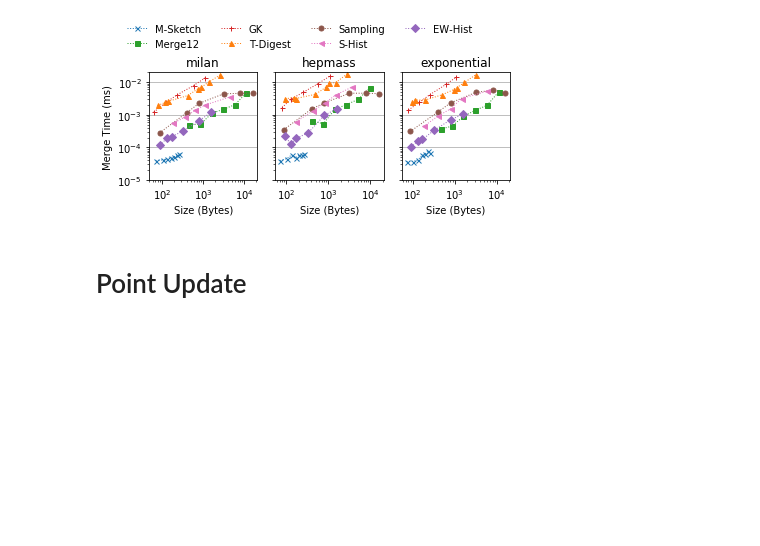
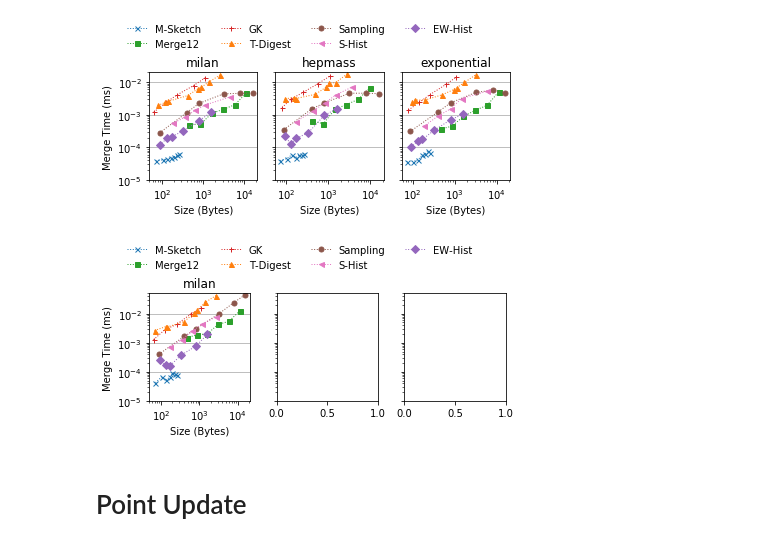
Before and after one commit to stanford-futuredata/msketch, a Jupyter notebook: analysis/Perf Micro Plots.ipynb, the cells around one changed output. Drawn from its saved outputs; the diff is of its cells as text; code cells hidden in the pictures; blank space fills up the shorter version.

```diff
--- a/analysis/Perf Micro Plots.ipynb
+++ b/analysis/Perf Micro Plots.ipynb
@@ -112,13 +112,21 @@ merge_paths = {
     "hepmass": ["merge_hepmass.csv"],
     "exponential": ["merge_exp_m.csv", "merge_exp.csv"]
 }
+mergeb_paths = {
+    "milan": ["merge_milanb.csv"],
+}
 p_datasets = ["milan", "hepmass", "occupancy", "power","retail","exponential", ]
 m_datasets = ["milan", "hepmass", "exponential"]
+mb_datasets = ["milan"]
 
 point_dfs = {}
 for dname in p_datasets:
     point_dfs[dname] = pd.concat([pd.read_csv(result_path+ppath) for ppath in point_paths[dname]])
 
+mergeb_dfs = {}
+for dname in mb_datasets:
+    mergeb_dfs[dname] = pd.concat([pd.read_csv(result_path+ppath) for ppath in mergeb_paths[dname]])
+
 merge_dfs = {}
 for dname in m_datasets:
     merge_dfs[dname] = pd.concat([pd.read_csv(result_path+ppath) for ppath in merge_paths[dname]])
@@ -181,6 +189,13 @@ for dname in m_datasets:
     df = merge_dfs[dname]
     dfs = process(df, svals)
     merge_results_processed[dname] = dfs
+# %%
+mergeb_results_processed = {}
+for dname in mb_datasets:
+    svals = sorted_vals[dname]
+    df = mergeb_dfs[dname]
+    dfs = process(df, svals)
+    mergeb_results_processed[dname] = dfs
 # %% [markdown]
 # Final Plot
 # %%
@@ -656,6 +671,50 @@ f.tight_layout()
 f.savefig("merge_time.pdf", bbox_extra_artists=(lgd,), bbox_inches='tight')
 # %% [output]
 [figure]
+# %%
+f, axs = plt.subplots(1,3, figsize=(6,2.5), sharey=True)
+for di in range(len(mb_datasets)):
+    dname = mb_datasets[di]
+    ax = axs[di]
+    df = mergeb_results_processed[dname]
+    lines = []
+    labels = []
+    for alg in sketches:
+        c_df = df[df["sketch"] == alg]
+        if alg == "cmoments":
+            c_df = c_df[c_df["size_param"].astype(int) % 2 == 1]
+        l, = ax.loglog(
+            c_df["space"],
+            c_df["merge_time"]*1e-6 / c_df["n"],
+            label=alg_display_name[alg],
+            marker=markers[alg],
+            color=colormap[alg],
+            markersize=5,
+            ls="dotted",
+            lw=1
+        )
+        lines.append(l)
+        labels.append(alg_display_name[alg])
+
+    ax.set_title(dname)
+    ax.set_ylim(1e-5, 5e-2)
+    ax.set_xlabel("Size (Bytes)")
+    ax.yaxis.grid(True)
+    if di == 0:
+        ax.set_ylabel("Merge Time (ms)")
+
+lgd = f.legend(
+    lines, labels,
+    bbox_to_anchor=(0.05, 1.05, 1., .102), ncol=4, loc=2,
+    frameon=False
+)
+f.tight_layout()
+f.savefig(
+    "mergeb_time.pdf",
+    bbox_extra_artists=(lgd,), bbox_inches='tight'
+)
+# %% [output]
+[figure, added]
 # %% [markdown]
 # Point Update
 # %%
```
Also changed, not shown: 2 other files.
